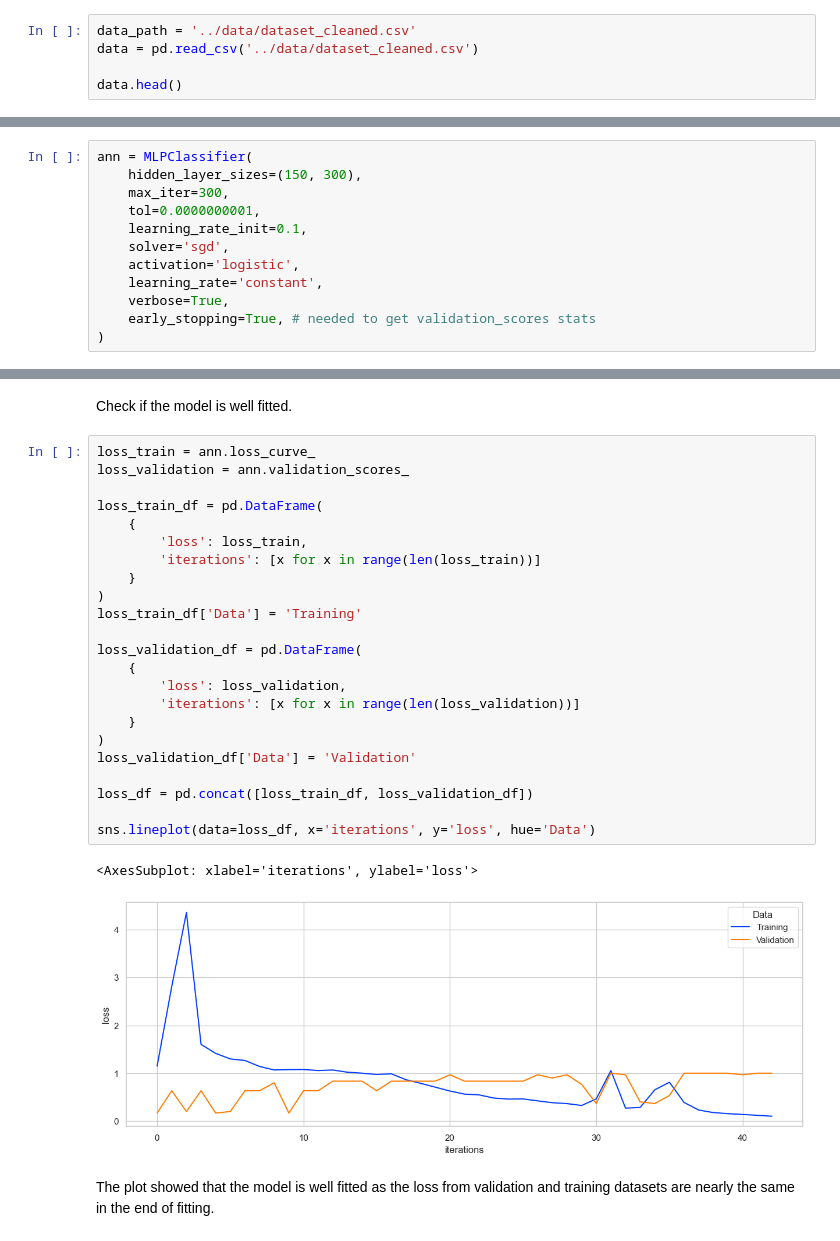
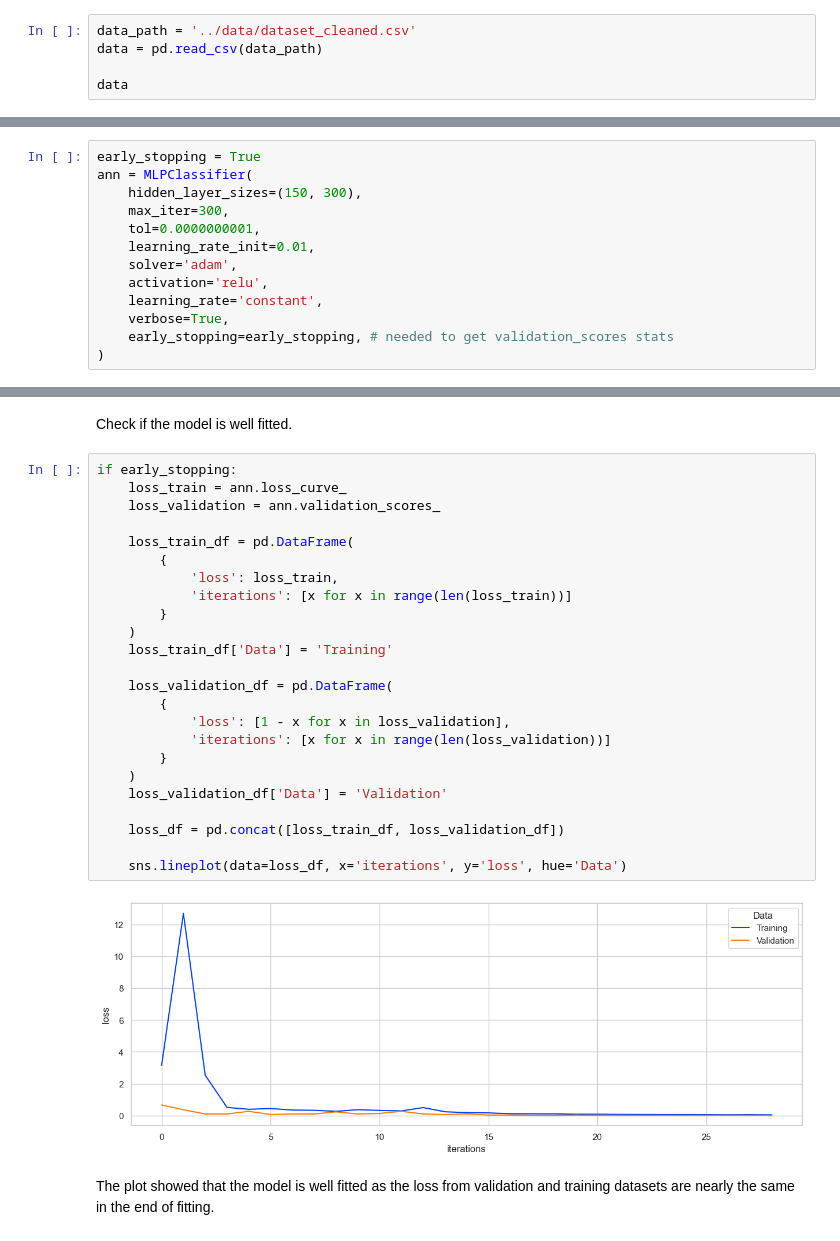
Before and after one commit to bkpedrosuper/EngineCC-ANN, a Jupyter notebook: notebooks/3ann.ipynb, the cells around one changed output, grey strips where cells are left out. Cells and saved outputs as stored; diff of their text form.

```diff
--- a/notebooks/3ann.ipynb
+++ b/notebooks/3ann.ipynb
@@ -21,7 +20,7 @@ import numpy as np
 ## Getting data
 # %%
 data_path = '../data/dataset_cleaned.csv'
-data = pd.read_csv('../data/dataset_cleaned.csv')
+data = pd.read_csv(data_path)
 
-data.head()
+data
 # %% [output]
@@ -169,16 +160,17 @@ from sklearn.metrics import r2_score
 # %% [markdown]
 Making the ANN
 # %%
+early_stopping = True
 ann = MLPClassifier(
     hidden_layer_sizes=(150, 300),
     max_iter=300,
     tol=0.0000000001,
-    learning_rate_init=0.1,
-    solver='sgd',
-    activation='logistic',
+    learning_rate_init=0.01,
+    solver='adam',
+    activation='relu',
     learning_rate='constant',
     verbose=True,
-    early_stopping=True, # needed to get validation_scores stats
+    early_stopping=early_stopping, # needed to get validation_scores stats
 )
 # %% [markdown]
 Train the model
@@ -278,30 +241,30 @@ MLPClassifier(activation='logistic', early_stopping=True,
 # %% [markdown]
 Check if the model is well fitted.
 # %%
-loss_train = ann.loss_curve_
-loss_validation = ann.validation_scores_
+if early_stopping:
+    loss_train = ann.loss_curve_
+    loss_validation = ann.validation_scores_
 
-loss_train_df = pd.DataFrame(
-    {
-        'loss': loss_train,
-        'iterations': [x for x in range(len(loss_train))]
-    }
-)
-loss_train_df['Data'] = 'Training'
+    loss_train_df = pd.DataFrame(
+        {
+            'loss': loss_train,
+            'iterations': [x for x in range(len(loss_train))]
+        }
+    )
+    loss_train_df['Data'] = 'Training'
 
-loss_validation_df = pd.DataFrame(
-    {
-        'loss': loss_validation,
-        'iterations': [x for x in range(len(loss_validation))]
-    }
-)
-loss_validation_df['Data'] = 'Validation'
+    loss_validation_df = pd.DataFrame(
+        {
+            'loss': [1 - x for x in loss_validation],
+            'iterations': [x for x in range(len(loss_validation))]
+        }
+    )
+    loss_validation_df['Data'] = 'Validation'
 
-loss_df = pd.concat([loss_train_df, loss_validation_df])
+    loss_df = pd.concat([loss_train_df, loss_validation_df])
 
-sns.lineplot(data=loss_df, x='iterations', y='loss', hue='Data')
+    sns.lineplot(data=loss_df, x='iterations', y='loss', hue='Data')
 # %% [output]
-<AxesSubplot: xlabel='iterations', ylabel='loss'>
-[figure, old version]
+[figure, new version]
 # %% [markdown]
 The plot showed that the model is well fitted as the loss from validation and training datasets are nearly the same in the end of fitting.
```
Also changed, not shown: parts of 16 cells of this notebook, 3 other files.
